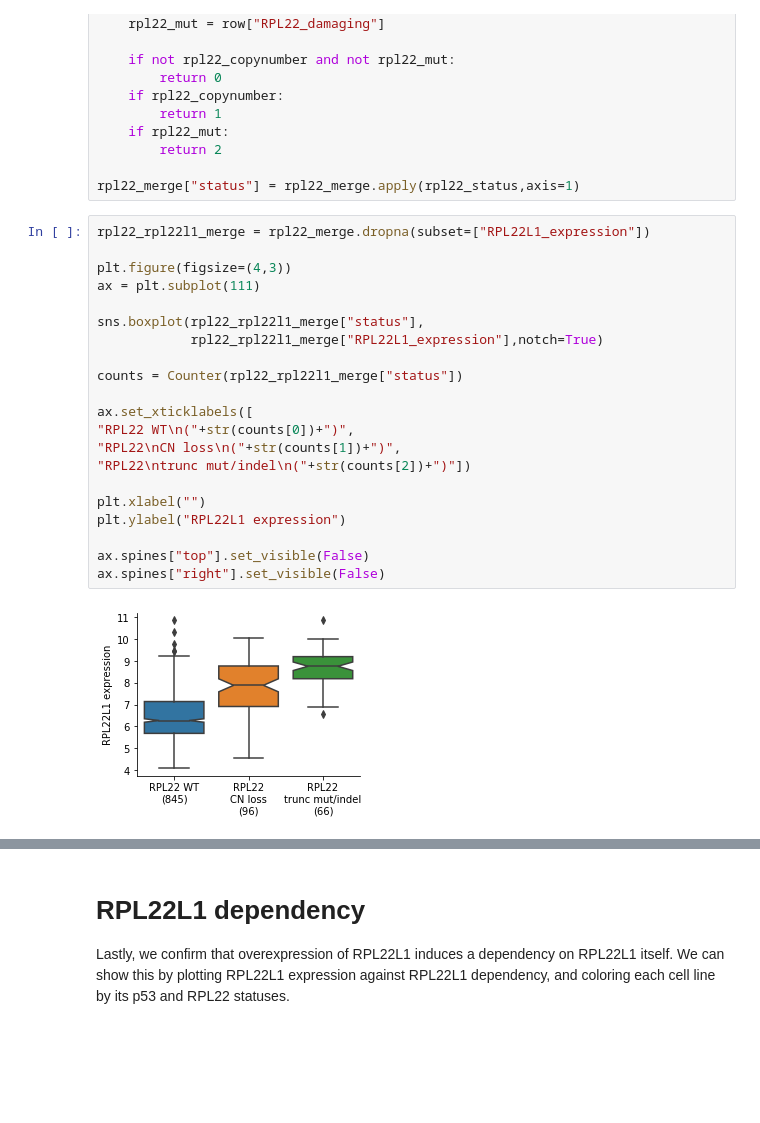
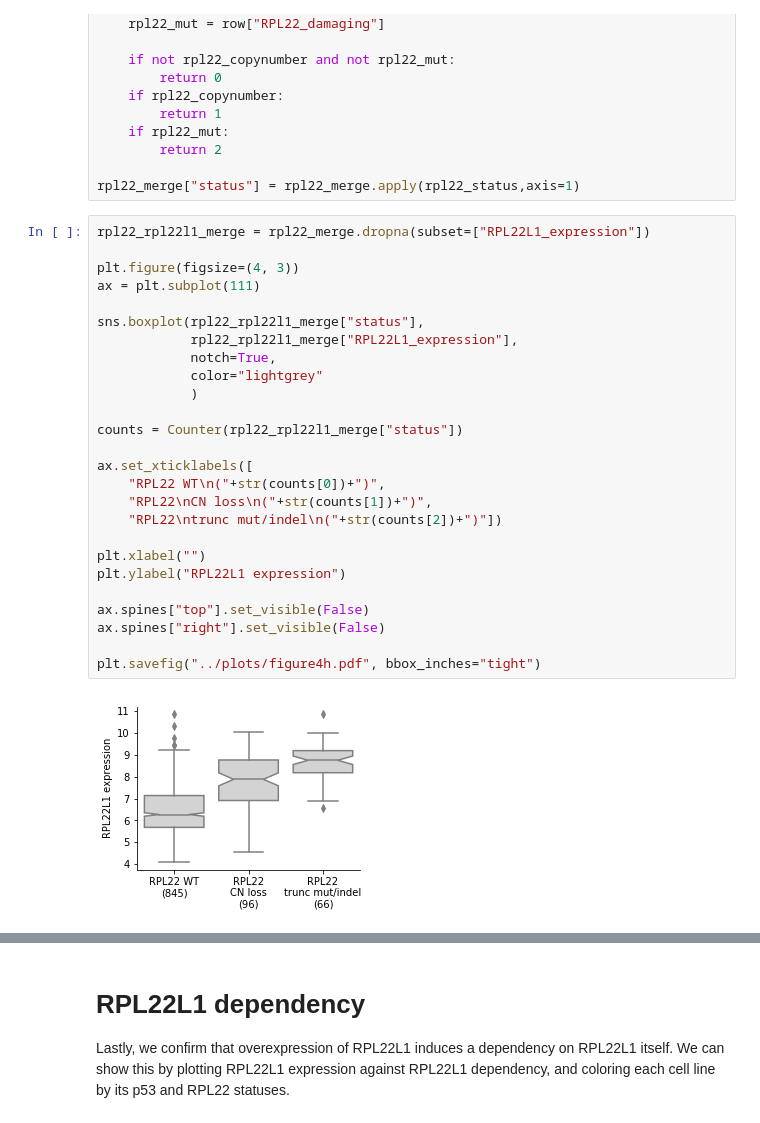
Before and after one commit to kevinhu/ccle-2019-analysis, a Jupyter notebook: notebooks/figure4_mdm4-splicing.ipynb, the cells around one changed output, grey strips where cells are left out. Drawn from its saved outputs; the diff is of its cells as text; blank space fills up the shorter version.

Commit message:
Save figures

```diff
--- a/notebooks/figure4_mdm4-splicing.ipynb
+++ b/notebooks/figure4_mdm4-splicing.ipynb
@@ -455,26 +478,31 @@ rpl22_merge["status"] = rpl22_merge.apply(rpl22_status,axis=1)
 # %%
 rpl22_rpl22l1_merge = rpl22_merge.dropna(subset=["RPL22L1_expression"])
 
-plt.figure(figsize=(4,3))
+plt.figure(figsize=(4, 3))
 ax = plt.subplot(111)
 
 sns.boxplot(rpl22_rpl22l1_merge["status"],
-            rpl22_rpl22l1_merge["RPL22L1_expression"],notch=True)
+            rpl22_rpl22l1_merge["RPL22L1_expression"],
+            notch=True,
+            color="lightgrey"
+            )
 
 counts = Counter(rpl22_rpl22l1_merge["status"])
 
 ax.set_xticklabels([
-"RPL22 WT\n("+str(counts[0])+")",
-"RPL22\nCN loss\n("+str(counts[1])+")",
-"RPL22\ntrunc mut/indel\n("+str(counts[2])+")"])
+    "RPL22 WT\n("+str(counts[0])+")",
+    "RPL22\nCN loss\n("+str(counts[1])+")",
+    "RPL22\ntrunc mut/indel\n("+str(counts[2])+")"])
 
 plt.xlabel("")
 plt.ylabel("RPL22L1 expression")
 
 ax.spines["top"].set_visible(False)
 ax.spines["right"].set_visible(False)
+
+plt.savefig("../plots/figure4h.pdf", bbox_inches="tight")
 # %% [output]
-[figure, old version]
+[figure, new version]
 # %%
 rpl22_mdm4_merge = rpl22_merge.dropna(subset=["MDM4_exon6"])
 
```
Also changed, not shown: parts of 8 cells of this notebook, 3 other files.
